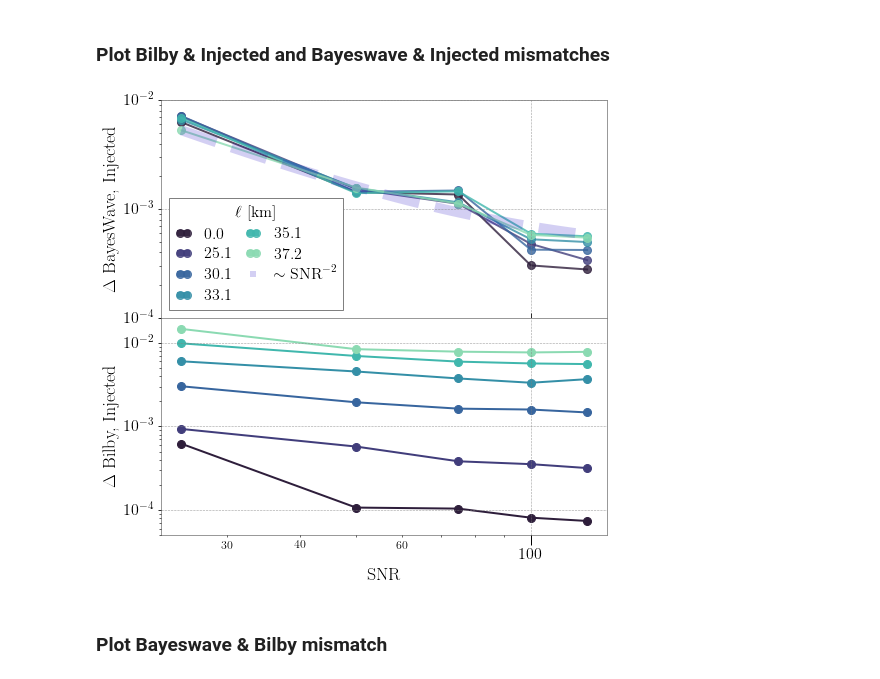
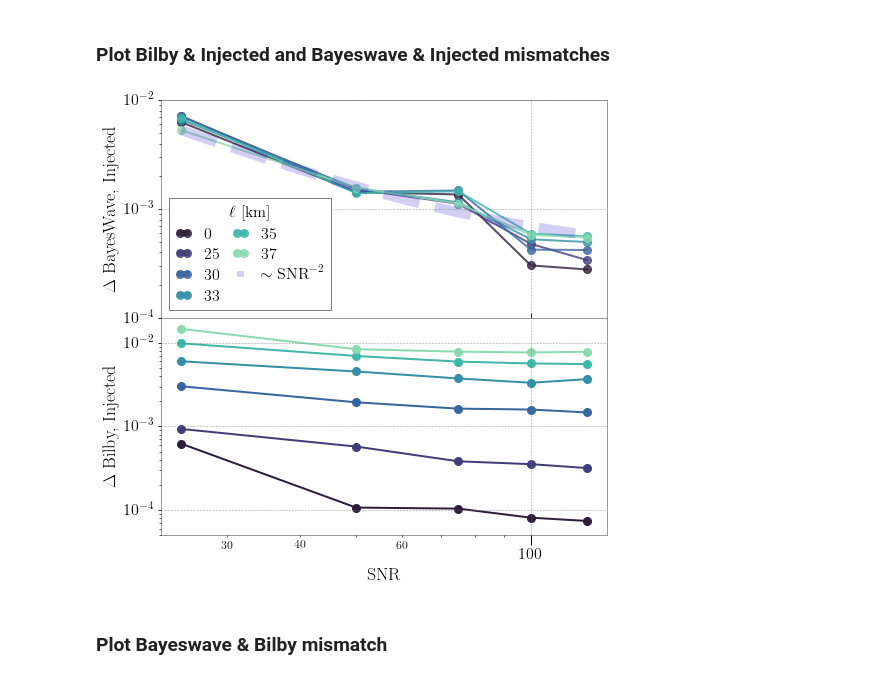
Before and after one commit to mariaokounkova/BeyondGRAnalysis, a Jupyter notebook: BilbyAnalysis.ipynb, the cells around one changed output. Drawn from its saved outputs; the diff is of its cells as text; code cells hidden in the pictures.

```diff
--- a/BilbyAnalysis.ipynb
+++ b/BilbyAnalysis.ipynb
@@ -815,8 +792,8 @@ def PlotBayesWaveBilbyOverlap():
             bilby_delta = 1.0 - overlap
             bilby_delta_arr.append(bilby_delta)
 
-        ax[0].plot(snrs, bw_delta_arr, '-o', color = color,  lw = 2.0, alpha = 0.8, label = "%.1f" % EllinKm(ell, mass), markersize = 8)
-        ax[1].plot(snrs, bilby_delta_arr, '-o', color = color, lw = 2.0, label = "$\ell$ = %.1f km" % EllinKm(ell, mass), markersize = 8)
+        ax[0].plot(snrs, bw_delta_arr, '-o', color = color,  lw = 2.0, alpha = 0.8, label = "%d" % EllinKm(ell, mass), markersize = 8)
+        ax[1].plot(snrs, bilby_delta_arr, '-o', color = color, lw = 2.0, label = "$\ell$ = %d km" % EllinKm(ell, mass), markersize = 8)
 
     ## Add in 1/SNR^2 curve
     def func(x, a, c):
@@ -835,34 +812,34 @@ def PlotBayesWaveBilbyOverlap():
     leg = ax[0].legend(fontsize=16, ncol=2, title = r'$\ell$ [km]', \
                        columnspacing=0.8, labelspacing = 0.4, framealpha = 1.0, frameon = True, loc = 'lower left')
     plt.setp(leg.get_title(),fontsize=16)
 
     ax[0].set_yscale('log')
     ax[1].set_yscale('log')
     ax[0].set_xscale('log')
     ax[1].set_xscale('log')
 
     ax[0].set_ylabel(r'$\Delta$ BayesWave, Injected', fontsize=18)
     ax[1].set_ylabel(r'$\Delta$ Bilby, Injected', fontsize=18)
     ax[1].set_xlabel('SNR', fontsize=18)
     #plt.savefig('BayeswaveBilbyDeltas.pdf')
 
     ax[0].tick_params(axis='y', labelsize=16)
     ax[1].tick_params(axis='y', labelsize=16)
 
     ax[0].tick_params(axis = 'x', direction='inout', length=10)
     ax[1].tick_params(axis = 'x', direction='out', length=10, width=1, colors='k',
                grid_color='b', grid_alpha=0.5, labelsize=16)
 
     ax[0].set_ylim(1e-4, 1e-2)
     ax[1].set_ylim(5e-5, 2e-2)
     for axis in ax:
         axis.grid(True, alpha=0.7, lw = 0.6, ls = '--', color = 'gray')
     plt.savefig('Mismatches.pdf')
     plt.show()
 
 PlotBayesWaveBilbyOverlap()
 # %% [output]
-[figure, old version]
+[figure, new version]
 # %% [markdown]
 ### Plot Bayeswave & Bilby mismatch
 # %%
```
Also changed, not shown: parts of 5 cells of this notebook.
